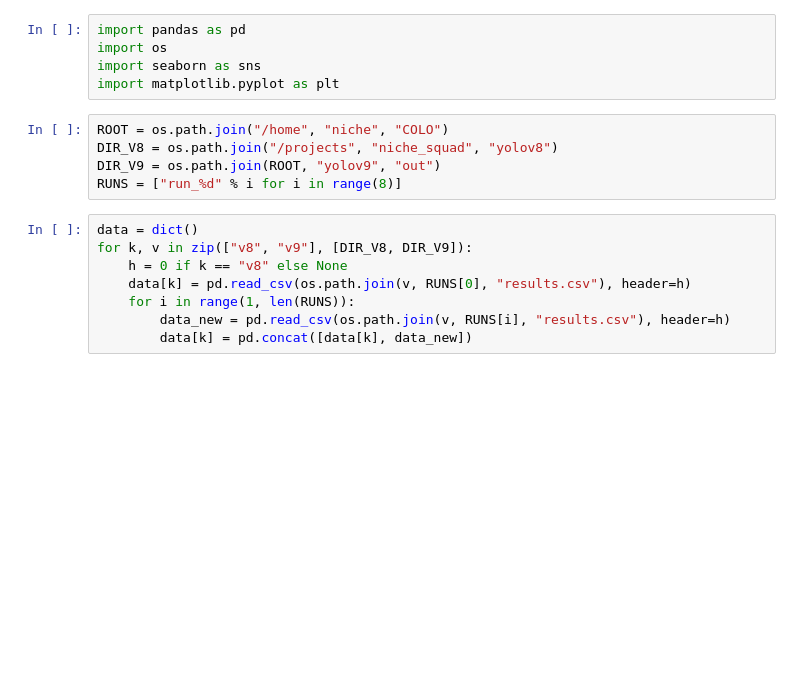
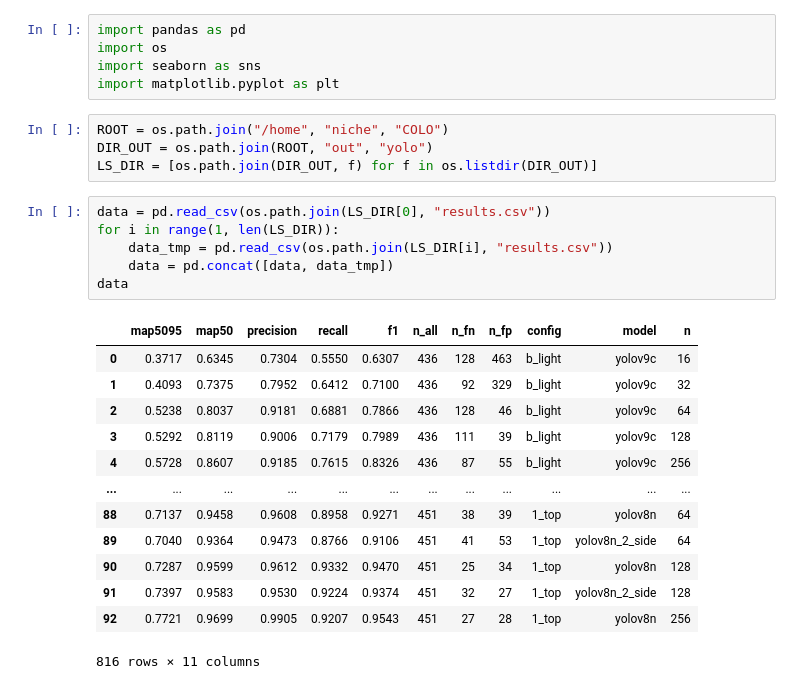
Before and after one commit to Niche-Squad/COLO, a Jupyter notebook: _3_evaluate.ipynb, the cells around one changed output. Drawn from its saved outputs; the diff is of its cells as text; blank space fills up the shorter version.

```diff
--- a/_3_evaluate.ipynb
+++ b/_3_evaluate.ipynb
@@ -5,14 +5,25 @@ import seaborn as sns
 import matplotlib.pyplot as plt
 # %%
 ROOT = os.path.join("/home", "niche", "COLO")
-DIR_V8 = os.path.join("/projects", "niche_squad", "yolov8")
-DIR_V9 = os.path.join(ROOT, "yolov9", "out")
-RUNS = ["run_%d" % i for i in range(8)]
+DIR_OUT = os.path.join(ROOT, "out", "yolo")
+LS_DIR = [os.path.join(DIR_OUT, f) for f in os.listdir(DIR_OUT)]
 # %%
-data = dict()
-for k, v in zip(["v8", "v9"], [DIR_V8, DIR_V9]):
-    h = 0 if k == "v8" else None
-    data[k] = pd.read_csv(os.path.join(v, RUNS[0], "results.csv"), header=h)
-    for i in range(1, len(RUNS)):
-        data_new = pd.read_csv(os.path.join(v, RUNS[i], "results.csv"), header=h)
-        data[k] = pd.concat([data[k], data_new])
+data = pd.read_csv(os.path.join(LS_DIR[0], "results.csv"))
+for i in range(1, len(LS_DIR)):
+    data_tmp = pd.read_csv(os.path.join(LS_DIR[i], "results.csv"))
+    data = pd.concat([data, data_tmp])
+data
+# %% [output]
+|  | map5095 | map50 | precision | recall | f1 | n_all | n_fn | n_fp | config | model | n |
+| 0 | 0.3717 | 0.6345 | 0.7304 | 0.5550 | 0.6307 | 436 | 128 | 463 | b_light | yolov9c | 16 |
+| 1 | 0.4093 | 0.7375 | 0.7952 | 0.6412 | 0.7100 | 436 | 92 | 329 | b_light | yolov9c | 32 |
+| 2 | 0.5238 | 0.8037 | 0.9181 | 0.6881 | 0.7866 | 436 | 128 | 46 | b_light | yolov9c | 64 |
+| 3 | 0.5292 | 0.8119 | 0.9006 | 0.7179 | 0.7989 | 436 | 111 | 39 | b_light | yolov9c | 128 |
+| 4 | 0.5728 | 0.8607 | 0.9185 | 0.7615 | 0.8326 | 436 | 87 | 55 | b_light | yolov9c | 256 |
+| ... | ... | ... | ... | ... | ... | ... | ... | ... | ... | ... | ... |
+| 88 | 0.7137 | 0.9458 | 0.9608 | 0.8958 | 0.9271 | 451 | 38 | 39 | 1_top | yolov8n | 64 |
+| 89 | 0.7040 | 0.9364 | 0.9473 | 0.8766 | 0.9106 | 451 | 41 | 53 | 1_top | yolov8n_2_side | 64 |
+| 90 | 0.7287 | 0.9599 | 0.9612 | 0.9332 | 0.9470 | 451 | 25 | 34 | 1_top | yolov8n | 128 |
+| 91 | 0.7397 | 0.9583 | 0.9530 | 0.9224 | 0.9374 | 451 | 32 | 27 | 1_top | yolov8n_2_side | 128 |
+| 92 | 0.7721 | 0.9699 | 0.9905 | 0.9207 | 0.9543 | 451 | 27 | 28 | 1_top | yolov8n | 256 |
+816 rows × 11 columns
```
Also changed, not shown: parts of 11 cells of this notebook, 6 other files.
